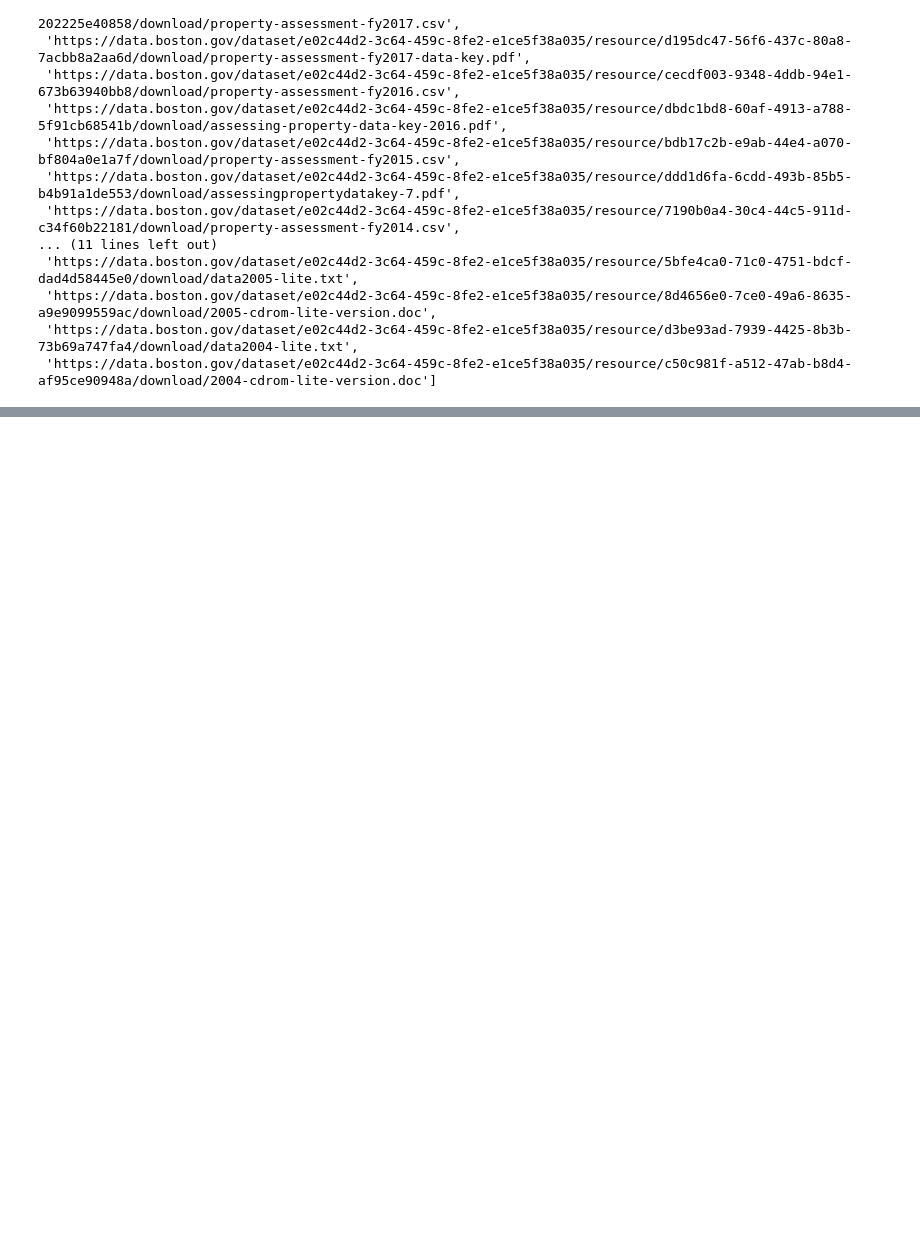
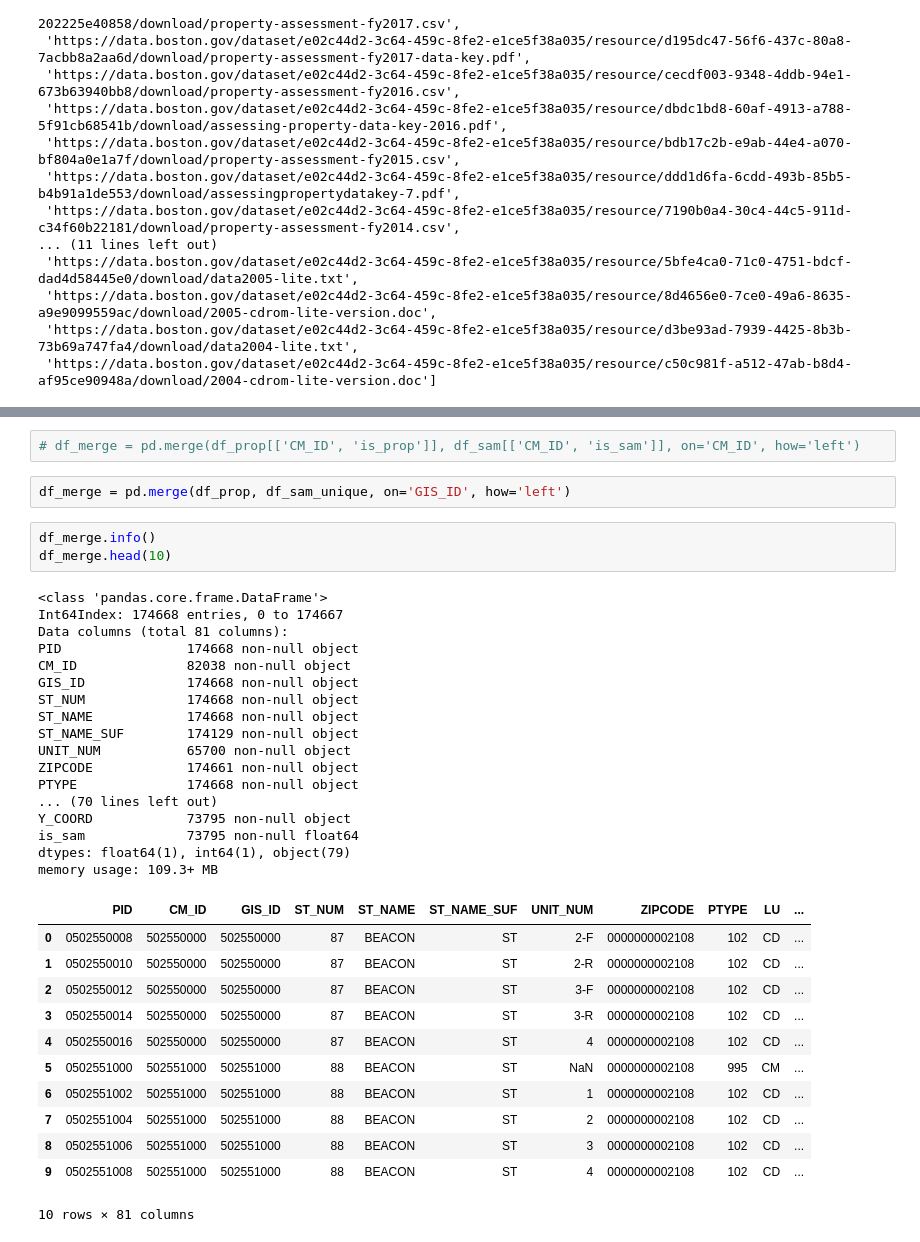
Before and after one commit to sedelmeyer/predicting-crime, a Jupyter notebook: notebooks/00_download_datasources.ipynb, the cells around one changed output, grey strips where cells are left out. Cells and saved outputs as stored; diff of their text form; blank space fills up the shorter version.

```diff
--- a/notebooks/00_download_datasources.ipynb
+++ b/notebooks/00_download_datasources.ipynb
@@ -98,0 +270,37 @@ inventory_df = pd.DataFrame(inventory_dict)
+# %%
+# df_merge = pd.merge(df_prop[['CM_ID', 'is_prop']], df_sam[['CM_ID', 'is_sam']], on='CM_ID', how='left')
+# %%
+df_merge = pd.merge(df_prop, df_sam_unique, on='GIS_ID', how='left')
+# %%
+df_merge.info()
+df_merge.head(10)
+# %% [output]
+<class 'pandas.core.frame.DataFrame'>
+Int64Index: 174668 entries, 0 to 174667
+Data columns (total 81 columns):
+PID                174668 non-null object
+CM_ID              82038 non-null object
+GIS_ID             174668 non-null object
+ST_NUM             174668 non-null object
+ST_NAME            174668 non-null object
+ST_NAME_SUF        174129 non-null object
+UNIT_NUM           65700 non-null object
+ZIPCODE            174661 non-null object
+PTYPE              174668 non-null object
+... (70 lines left out)
+Y_COORD            73795 non-null object
+is_sam             73795 non-null float64
+dtypes: float64(1), int64(1), object(79)
+memory usage: 109.3+ MB
+|  | PID | CM_ID | GIS_ID | ST_NUM | ST_NAME | ST_NAME_SUF | UNIT_NUM | ZIPCODE | PTYPE | LU | ... |
+| 0 | 0502550008 | 502550000 | 502550000 | 87 | BEACON | ST | 2-F | 0000000002108 | 102 | CD | ... |
+| 1 | 0502550010 | 502550000 | 502550000 | 87 | BEACON | ST | 2-R | 0000000002108 | 102 | CD | ... |
+| 2 | 0502550012 | 502550000 | 502550000 | 87 | BEACON | ST | 3-F | 0000000002108 | 102 | CD | ... |
+| 3 | 0502550014 | 502550000 | 502550000 | 87 | BEACON | ST | 3-R | 0000000002108 | 102 | CD | ... |
+| 4 | 0502550016 | 502550000 | 502550000 | 87 | BEACON | ST | 4 | 0000000002108 | 102 | CD | ... |
+| 5 | 0502551000 | 502551000 | 502551000 | 88 | BEACON | ST | NaN | 0000000002108 | 995 | CM | ... |
+| 6 | 0502551002 | 502551000 | 502551000 | 88 | BEACON | ST | 1 | 0000000002108 | 102 | CD | ... |
+| 7 | 0502551004 | 502551000 | 502551000 | 88 | BEACON | ST | 2 | 0000000002108 | 102 | CD | ... |
+| 8 | 0502551006 | 502551000 | 502551000 | 88 | BEACON | ST | 3 | 0000000002108 | 102 | CD | ... |
+| 9 | 0502551008 | 502551000 | 502551000 | 88 | BEACON | ST | 4 | 0000000002108 | 102 | CD | ... |
+10 rows × 81 columns
```
Also changed, not shown: parts of 27 cells of this notebook.
